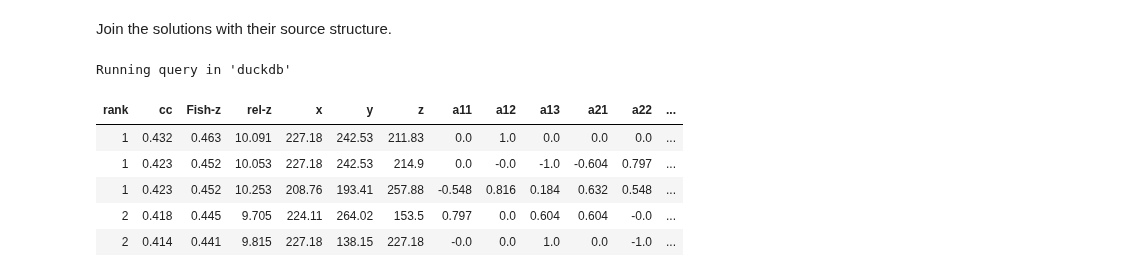
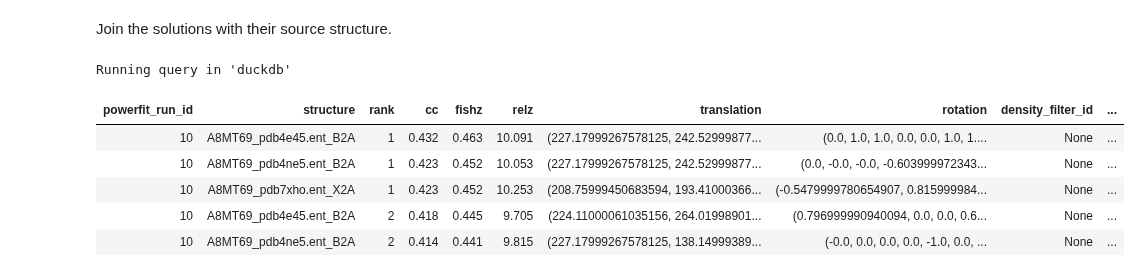
Before and after one commit to haddocking/protein-detective, a Jupyter notebook: docs/database.ipynb, the cells around one changed output. Drawn from its saved outputs; the diff is of its cells as text; code cells hidden in the pictures.

Commit message:
Make powerfit_report return pandas dataframe + add fit-pdb subcommand

```diff
--- a/docs/database.ipynb
+++ b/docs/database.ipynb
@@ -236,35 +235,39 @@ Join the solutions with their source structure.
 # %%
 %%sql
 SELECT
-    * EXCLUDE (structure),
+    * EXCLUDE (pdb_file, single_chain_pdb_file, af_id, uniprot_acc),
+    '{{session_dir}}' || '/' || COALESCE(pdb_file, single_chain_pdb_file) AS pdb_file,
+    COALESCE(uniprot_acc, af_id) AS uniprot_acc,
 FROM (
     SELECT
-    * EXCLUDE (filename),
     parse_path(filename)[-3] AS powerfit_run_id,
     parse_path(filename)[-2] AS structure,
+    rank, cc, fishz, relz,
+    [x,y,z]::FLOAT[3] AS translation,
+    [a11, a12, a12, a21, a22, a23, a31, a32, a33]::FLOAT[9] AS rotation,
 FROM
-    read_csv('{{solutions_pattern}}', filename=True)
+    read_csv('{{solutions_pattern}}', filename=True, normalize_names=True)
 )
 LEFT JOIN (
-    SELECT density_filter_id, uniprot_acc AS af_id, parse_filename(pdb_file, true) AS structure
+    SELECT density_filter_id, uniprot_acc AS af_id, pdb_file, parse_filename(pdb_file, true) AS structure
     FROM density_filtered_alphafolds WHERE keep=True
 ) AS a USING (structure)
 LEFT JOIN (
-    SELECT uniprot_acc, pdb_id, parse_filename(single_chain_pdb_file, true) AS structure
+    SELECT uniprot_acc, pdb_id, single_chain_pdb_file, parse_filename(single_chain_pdb_file, true) AS structure
     FROM proteins_pdbs
     WHERE single_chain_pdb_file IS NOT NULL
 ) AS p USING (structure)
 ORDER BY cc DESC
 LIMIT 5
 -- Uncomment offset to see a alphafold solution
 -- OFFSET 5000
 # %% [output]
 Running query in 'duckdb'
-| rank | cc | Fish-z | rel-z | x | y | z | a11 | a12 | a13 | a21 | a22 | ... |
-| 1 | 0.432 | 0.463 | 10.091 | 227.18 | 242.53 | 211.83 | 0.0 | 1.0 | 0.0 | 0.0 | 0.0 | ... |
-| 1 | 0.423 | 0.452 | 10.053 | 227.18 | 242.53 | 214.9 | 0.0 | -0.0 | -1.0 | -0.604 | 0.797 | ... |
-| 1 | 0.423 | 0.452 | 10.253 | 208.76 | 193.41 | 257.88 | -0.548 | 0.816 | 0.184 | 0.632 | 0.548 | ... |
-| 2 | 0.418 | 0.445 | 9.705 | 224.11 | 264.02 | 153.5 | 0.797 | 0.0 | 0.604 | 0.604 | -0.0 | ... |
-| 2 | 0.414 | 0.441 | 9.815 | 227.18 | 138.15 | 227.18 | -0.0 | 0.0 | 1.0 | 0.0 | -1.0 | ... |
+| powerfit_run_id | structure | rank | cc | fishz | relz | translation | rotation | density_filter_id | ... |
+| 10 | A8MT69_pdb4e45.ent_B2A | 1 | 0.432 | 0.463 | 10.091 | (227.17999267578125, 242.52999877... | (0.0, 1.0, 1.0, 0.0, 0.0, 1.0, 1.... | None | ... |
+| 10 | A8MT69_pdb4ne5.ent_B2A | 1 | 0.423 | 0.452 | 10.053 | (227.17999267578125, 242.52999877... | (0.0, -0.0, -0.0, -0.603999972343... | None | ... |
+| 10 | A8MT69_pdb7xho.ent_X2A | 1 | 0.423 | 0.452 | 10.253 | (208.75999450683594, 193.41000366... | (-0.5479999780654907, 0.815999984... | None | ... |
+| 10 | A8MT69_pdb4e45.ent_B2A | 2 | 0.418 | 0.445 | 9.705 | (224.11000061035156, 264.01998901... | (0.796999990940094, 0.0, 0.0, 0.6... | None | ... |
+| 10 | A8MT69_pdb4ne5.ent_B2A | 2 | 0.414 | 0.441 | 9.815 | (227.17999267578125, 138.14999389... | (-0.0, 0.0, 0.0, 0.0, -1.0, 0.0, ... | None | ... |
 # %%
 # TODO use https://jupysql.ploomber.io/en/latest/plot.html to plot the results
```
Also changed, not shown: parts of 5 cells of this notebook, 9 other files.
